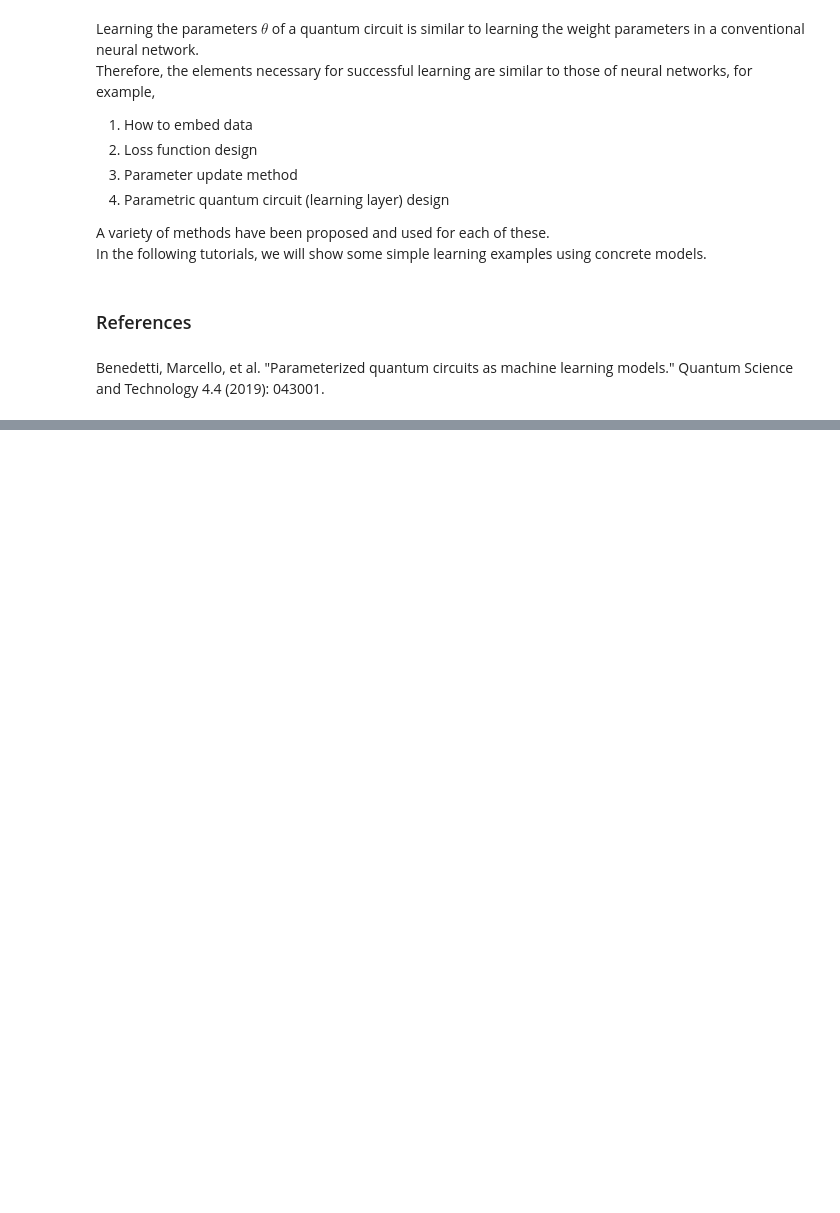
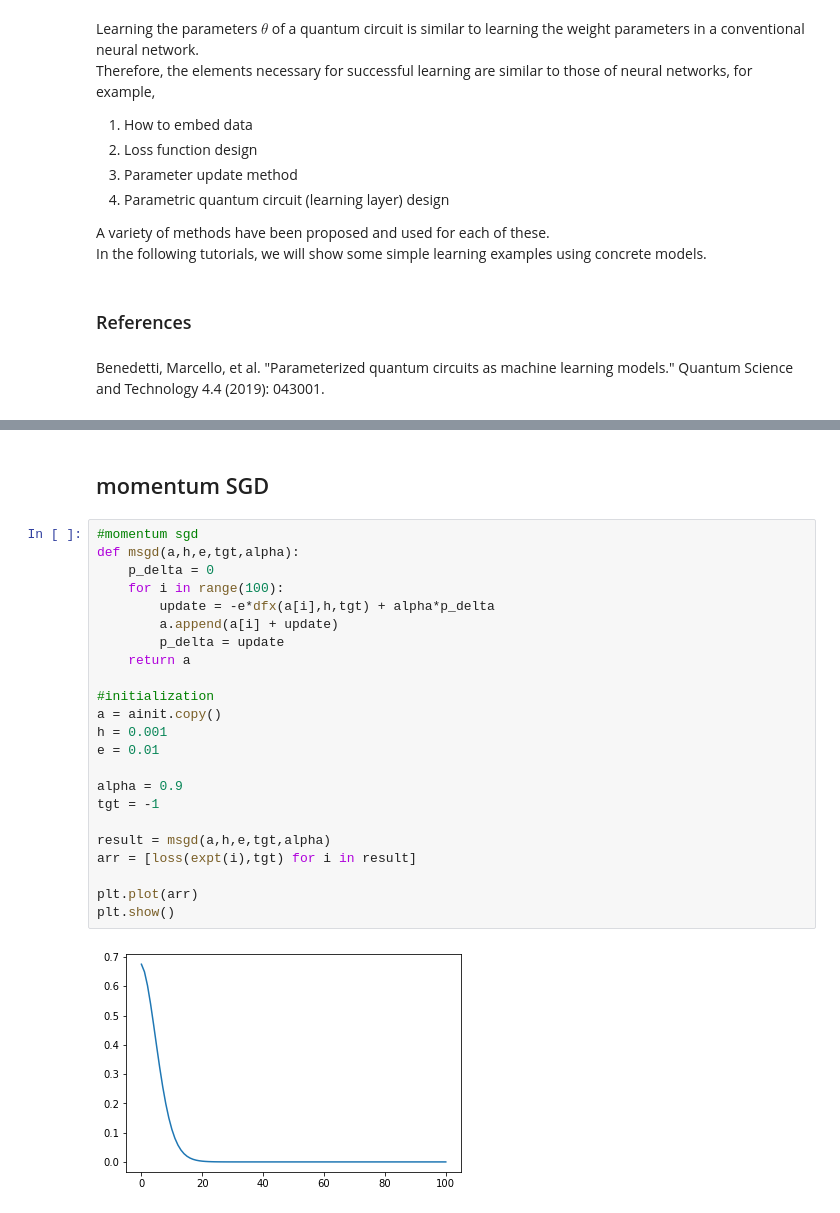
Before and after one commit to Qaqarot/qaqarot-tutorials, a Jupyter notebook: tutorial/250_quantum_classical_hybrid.ipynb, the cells around one changed output, grey strips where cells are left out. Saved outputs shown, nothing was run; the diff lists cells and outputs as text; blank space fills up the shorter version.

```diff
--- a/tutorial/250_quantum_classical_hybrid.ipynb
+++ b/tutorial/250_quantum_classical_hybrid.ipynb
@@ -39,0 +228,27 @@ Benedetti, Marcello, et al. "Parameterized quantum circuits as machine learning
+# %% [markdown]
+## momentum SGD
+# %%
+#momentum sgd
+def msgd(a,h,e,tgt,alpha):
+    p_delta = 0
+    for i in range(100):
+        update = -e*dfx(a[i],h,tgt) + alpha*p_delta
+        a.append(a[i] + update)
+        p_delta = update
+    return a
+
+#initialization
+a = ainit.copy()
+h = 0.001
+e = 0.01
+
+alpha = 0.9
+tgt = -1
+
+result = msgd(a,h,e,tgt,alpha)
+arr = [loss(expt(i),tgt) for i in result]
+
+plt.plot(arr)
+plt.show()
+# %% [output]
+[figure, added]
```
Also changed, not shown: parts of 16 cells of this notebook, 3 other files.
